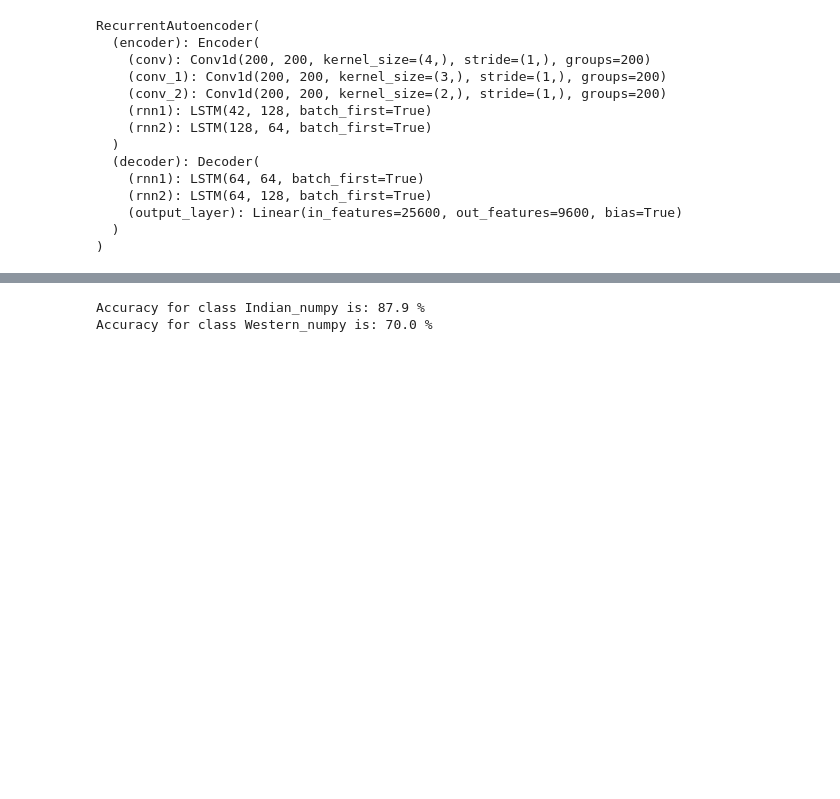
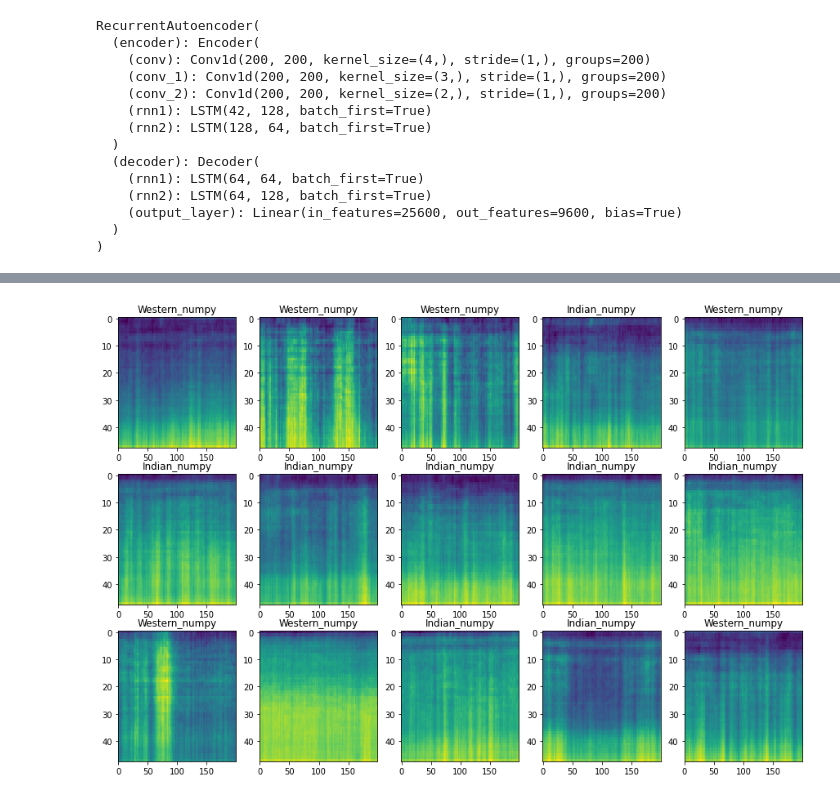
Before and after one commit to agarr3/vajra-new, a Jupyter notebook: AE_HYBRID_LSTM_V1.ipynb, the cells around one changed output, grey strips where cells are left out. Saved outputs shown, nothing was run; the diff lists cells and outputs as text; code cells hidden in the pictures; blank space fills up the shorter version.

```diff
--- a/AE_HYBRID_LSTM_V1.ipynb
+++ b/AE_HYBRID_LSTM_V1.ipynb
@@ -495,17 +495,16 @@ LOSS of the network on the test images: 1307 %
 # %%
 # get some random training images
 dataiter = iter(testloader)
 images, labels = dataiter.next()
 arthopod_types = {0: 'Indian_numpy', 1: 'Western_numpy', 2: 'country', 3: 'disco', 4: 'hiphop', 5: 'jazz', 6: 'metal', 7: 'pop', 8: 'reggae', 9: 'rock'}
 # Viewing data examples used for training
 fig, axis = plt.subplots(3, 5, figsize=(15, 10))
 for i, ax in enumerate(axis.flat):
     with torch.no_grad():
         image, label = images[i], labels[i]
         image, labels = image.to(device), labels.to(device)
-        output_img = net(image)
-        ax.imshow(mel_display(output_img), interpolation='nearest', aspect='auto') # add image
+        output_img = net(image.unsqueeze(dim=0))
+        ax.imshow(mel_display(output_img.detach().cpu()), interpolation='nearest', aspect='auto') # add image
         ax.set(title = f"{arthopod_types[label.item()]}") # add label
 # %% [output]
-Accuracy for class Indian_numpy is: 87.9 %
-Accuracy for class Western_numpy is: 70.0 %
+[figure, added]
```
Also changed, not shown: parts of 14 cells of this notebook.
